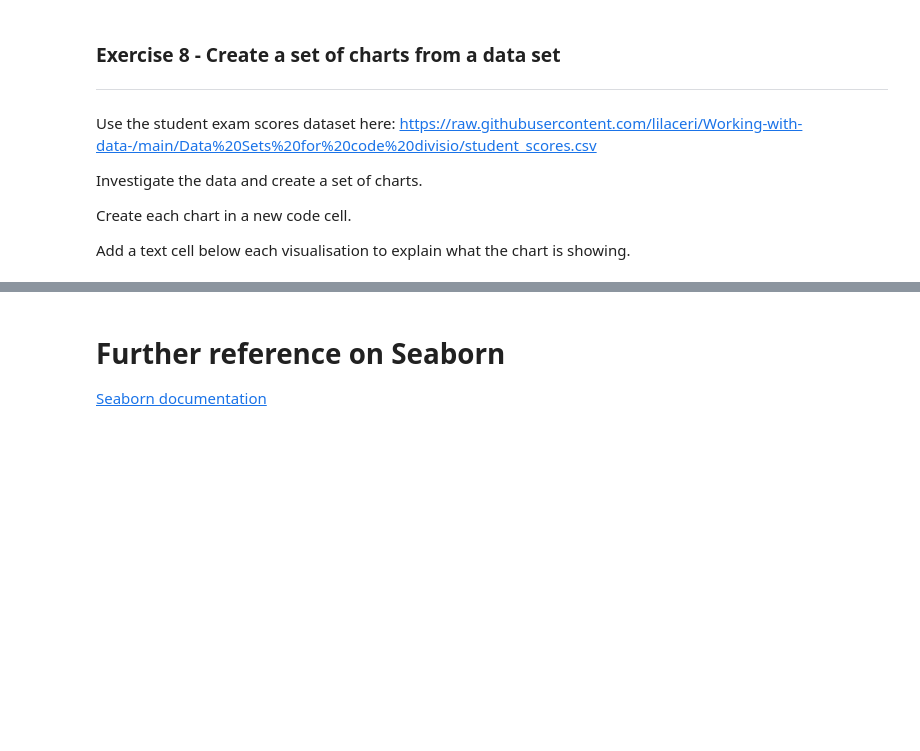
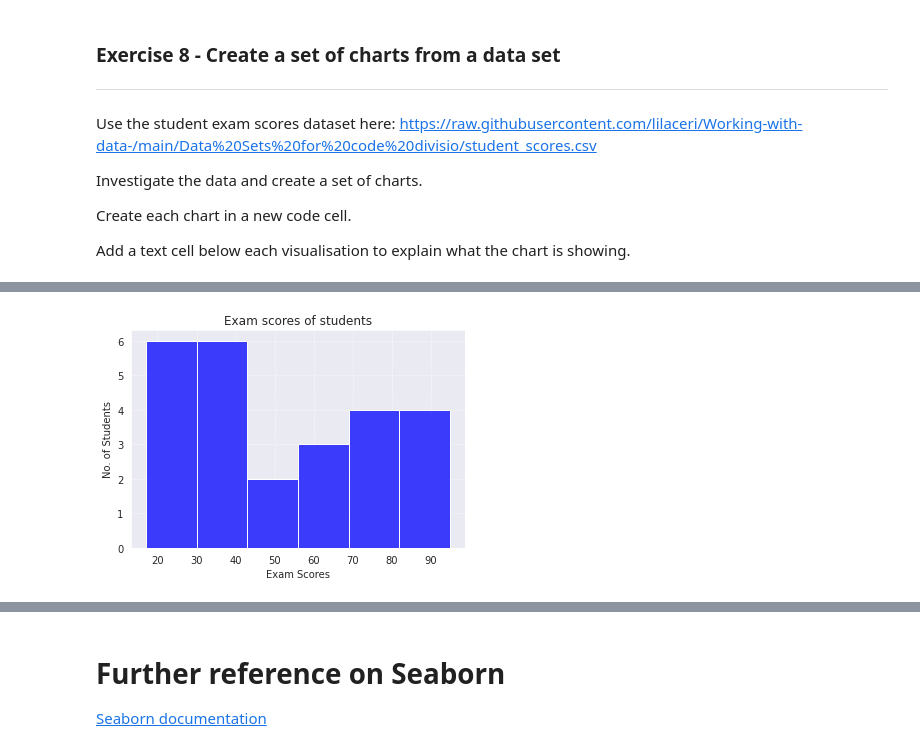
Before and after one commit to JaySanthanam/Programming-for-data, a Jupyter notebook: Worksheets/7_2_Visualisation_with_Seaborn.ipynb, the cells around one changed output, grey strips where cells are left out. Cells and saved outputs as stored; diff of their text form; code cells hidden in the pictures; blank space fills up the shorter version.

```diff
--- a/Worksheets/7_2_Visualisation_with_Seaborn.ipynb
+++ b/Worksheets/7_2_Visualisation_with_Seaborn.ipynb
@@ -307,0 +323,8 @@ Add a text cell below each visualisation to explain what the chart is showing.
+# %%
+chart = sns.histplot(data=score, color ='blue')
+chart.set_xlabel("Exam Scores")
+chart.set_ylabel("No. of Students")
+chart.set_title("Exam scores of students")
+sns.set_style("darkgrid", {"grid.color": "1", "grid.linestyle": ":"})
+# %% [output]
+[figure, added]
```
Also changed, not shown: parts of 8 cells of this notebook.
